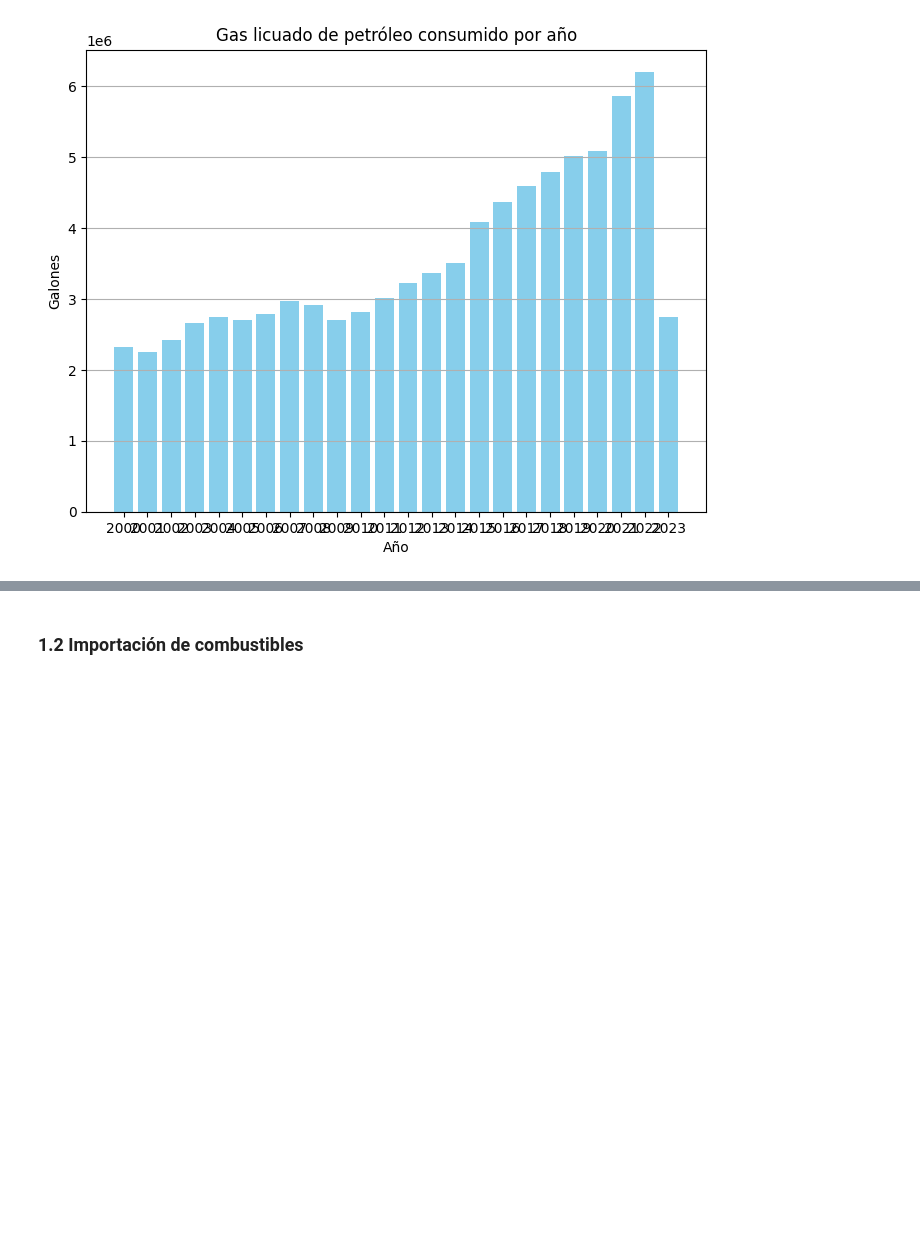
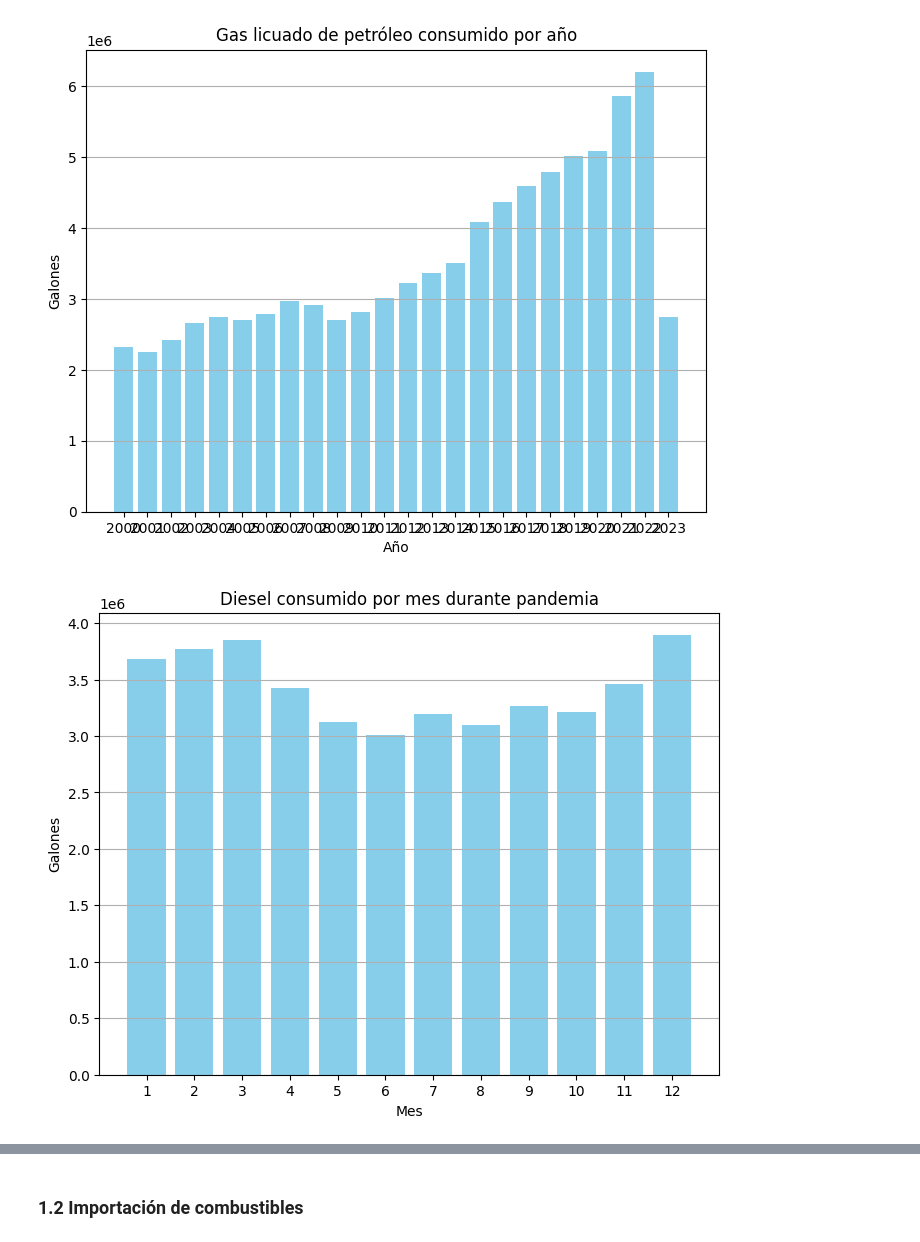
Before and after one commit to Daniel14gonc/Lab2_DS, a Jupyter notebook: lab2.ipynb, the cells around one changed output, grey strips where cells are left out. Saved outputs shown, nothing was run; the diff lists cells and outputs as text; code cells hidden in the pictures; blank space fills up the shorter version.

```diff
--- a/lab2.ipynb
+++ b/lab2.ipynb
@@ -234,3 +242,18 @@ plt.grid(axis='y')
 plt.show()
 # %% [output]
 [figure]
+# %%
+datos_pandemia = consumo[(consumo["Fecha"].dt.year >= 2020) & (consumo["Fecha"].dt.year <= 2022)]
+suma_por_mes = datos_pandemia.groupby('Mes')['Diesel_conjunto'].sum().reset_index(name='Suma')
+
+# Graficar la suma por mes usando matplotlib
+plt.figure(figsize=(8, 6))
+plt.bar(suma_por_mes['Mes'], suma_por_mes['Suma'], color='skyblue')
+plt.xlabel('Mes')
+plt.ylabel('Galones')
+plt.title('Diesel consumido por mes durante pandemia')
+plt.xticks(suma_por_mes['Mes'])
+plt.grid(axis='y')
+plt.show()
+# %% [output]
+[figure, added]
```
Also changed, not shown: parts of 58 cells of this notebook, 4 other files.
